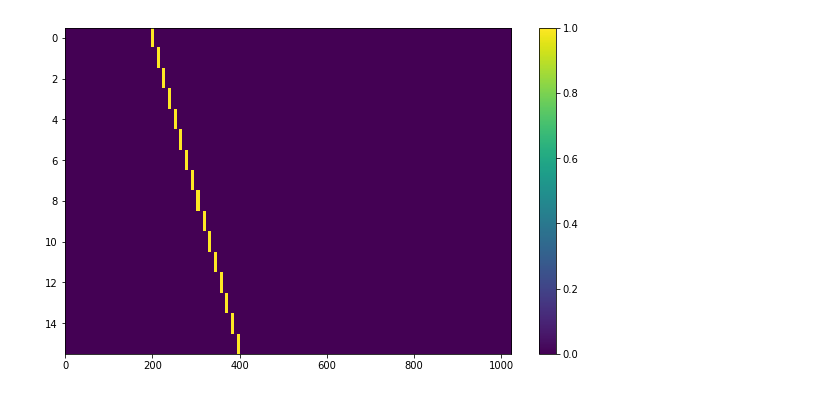
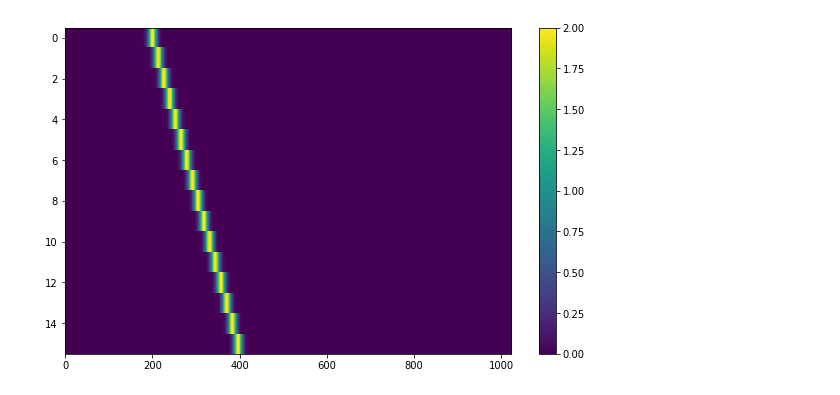
Before and after one commit to bbrzycki/setigen, a Jupyter notebook: jupyter-notebooks/Cookbook_helper.ipynb, the cells around one changed output. Cells and saved outputs as stored; diff of their text form; code cells hidden in the pictures.

Commit message:
Complete documentation for signal generation cookbook

```diff
--- a/jupyter-notebooks/Cookbook_helper.ipynb
+++ b/jupyter-notebooks/Cookbook_helper.ipynb
@@ -33,8 +99,14 @@ signal = stg.generate(ts,
 # %%
-import matplotlib.pyplot as plt
+signal = stg.generate(ts,
+                      fs,
+                      stg.constant_path(f_start = fs[200], drift_rate = -0.000002),
+                      stg.constant_t_profile(level = 1),
+                      stg.gaussian_f_profile(width = 0.00002),
+                      stg.constant_bp_profile(level = 2))
+
 fig = plt.figure(figsize=(10,6))
 plt.imshow(signal, aspect='auto')
 plt.colorbar()
-fig.savefig("../doc/source/cookbook/basic_signal.png", bbox_inches='tight')
+fig.savefig("gaussian_profile.png", bbox_inches='tight')
 # %% [output]
-[figure, old version]
+[figure, new version]
```
Also changed, not shown: parts of 6 cells of this notebook, 13 other files.
